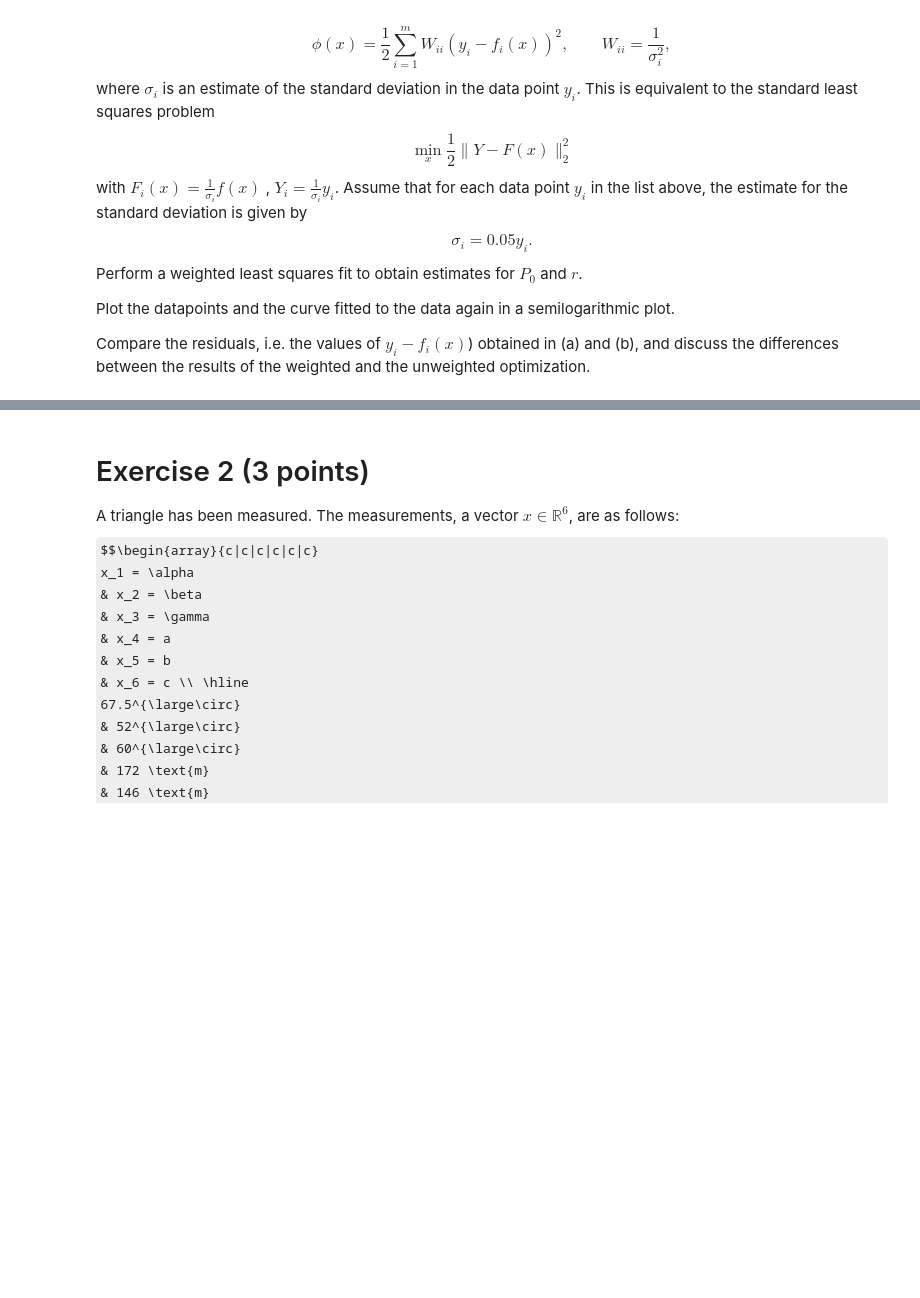
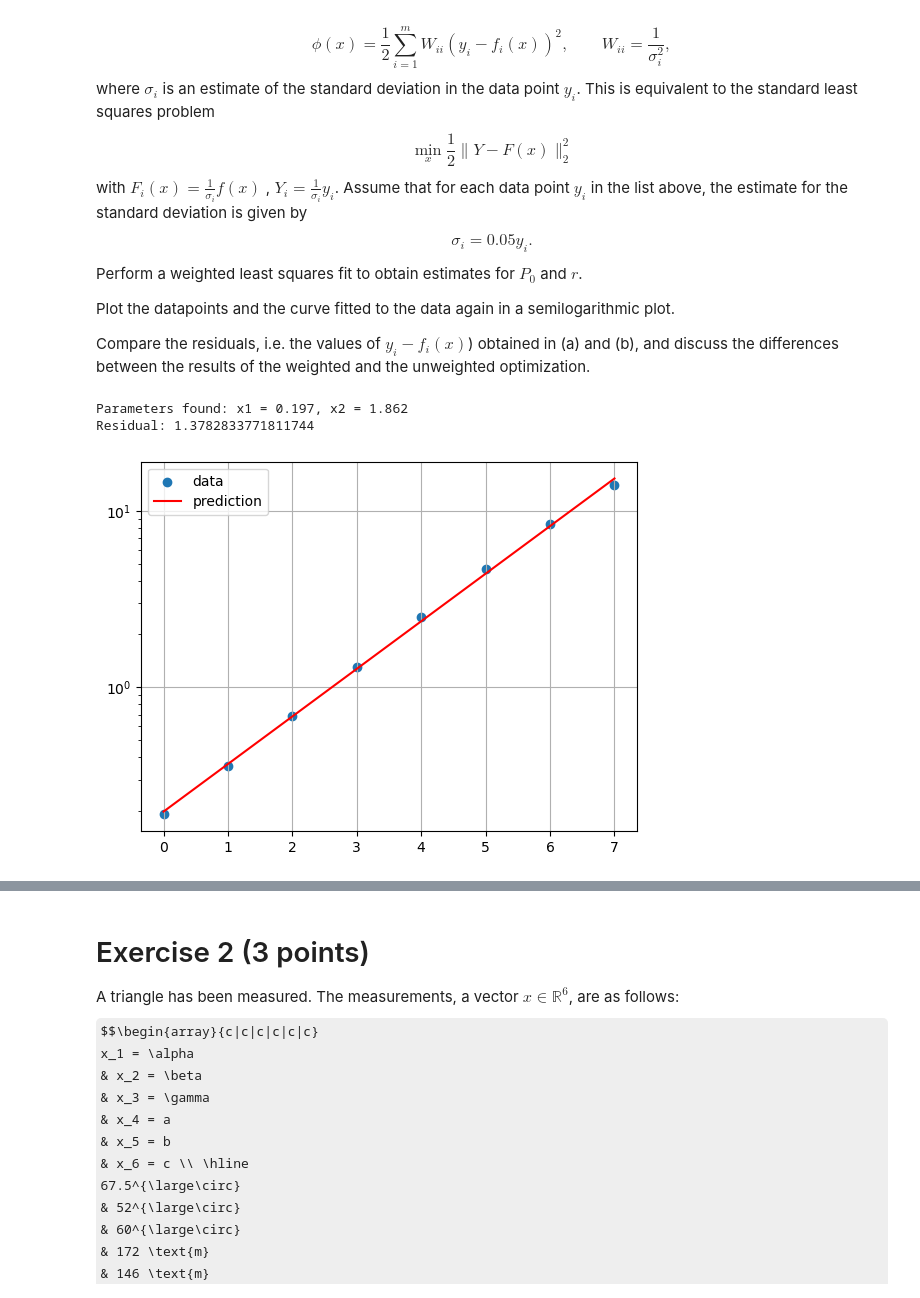
Before and after one commit to jonas4climate/na-assignment1, a Jupyter notebook: hw5_2023.ipynb, the cells around one changed output, grey strips where cells are left out. Drawn from its saved outputs; the diff is of its cells as text; code cells hidden in the pictures; some formulas as TeX source; blank space fills up the shorter version.

```diff
--- a/hw5_2023.ipynb
+++ b/hw5_2023.ipynb
@@ -100,4 +96,43 @@ Perform a weighted least squares fit to obtain estimates for $P_0$ and $r$.
 Plot the datapoints and the curve fitted to the data again in a semilogarithmic plot.
 
 Compare the residuals, i.e. the values of $y_i - f_i(x)$) obtained in (a) and (b), and discuss the differences between the results of the weighted and the unweighted optimization.
+# %%
+def jacobian_weighted(x1: float, x2: float, t: np.ndarray, sigma: np.ndarray) -> np.ndarray:
+    dx1 = np.power(x2, t) / sigma
+    dx2 = t * x1 * np.power(x2, t-1) / sigma
+    return np.array([dx1, dx2]).T
+
+def gauss_newton_weighted(x1: float, x2: float, t: np.ndarray,
+                 f: Callable, data: np.ndarray,
+                 jac: Callable, weight: float = 0.05, max_iter: int = 100, tol: float = 1e-8) -> np.ndarray:
+    sigma = data * weight
+    for n in range(max_iter):
+        J = jac(x1, x2, t, sigma)
+        R = 1/2 * (data - f(x1, x2, t)) / sigma
+        hessian = J.T @ J
+        gradient = J.T @ R
+        delta = np.linalg.solve(hessian, gradient)
+        x1 += delta[0]
+        x2 += delta[1]
+        if np.linalg.norm(delta) < tol:
+            break
+    return np.array([x1, x2])
+
+x_guess = np.array([x1_guess, x2_guess])
+x1, x2 = gauss_newton_weighted(x1_guess, x2_guess, t, model, data, jacobian_weighted)
+pred = x1 * np.power(x2, t)
+res = np.linalg.norm(data - pred)
+print(f'Parameters found: x1 = {x1:.3f}, x2 = {x2:.3f}')
+print(f'Residual: {res}')
+
+plt.scatter(range(len(data)), data, label='data')
+plt.plot(range(len(data)), pred, label='prediction', color='red')
+plt.yscale('log')
+plt.legend()
+plt.grid()
+plt.show()
+# %% [output]
+Parameters found: x1 = 0.197, x2 = 1.862
+Residual: 1.3782833771811744
+[figure, added]
 # %%
```
Also changed, not shown: parts of 3 cells of this notebook.
